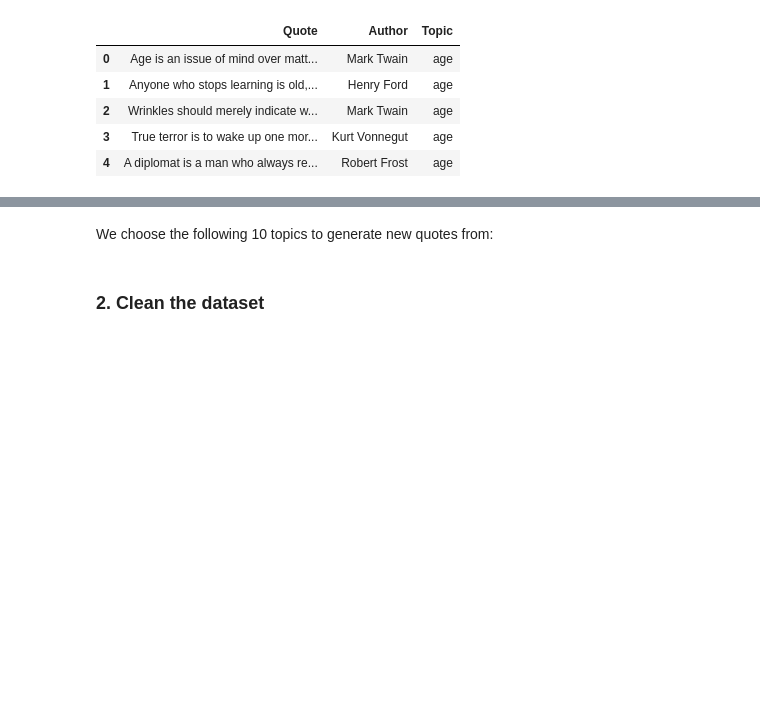
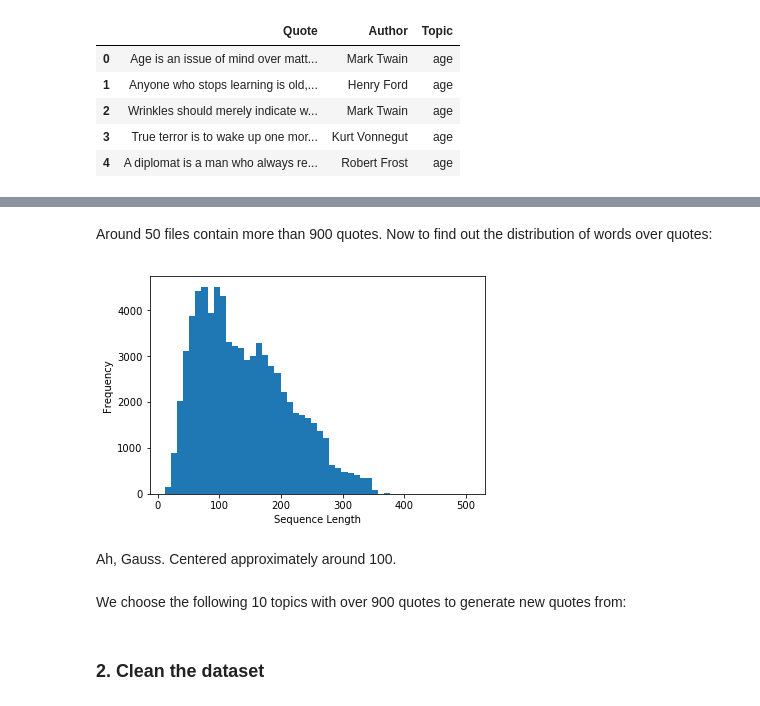
Before and after one commit to krohak/QuoteGen, a Jupyter notebook: Quotes Generation using Word Embeddings.ipynb, the cells around one changed output, grey strips where cells are left out. Cells and saved outputs as stored; diff of their text form; code cells hidden in the pictures; blank space fills up the shorter version.

```diff
--- a/Quotes Generation using Word Embeddings.ipynb
+++ b/Quotes Generation using Word Embeddings.ipynb
@@ -44,5 +61,23 @@ data.head()
+# %% [markdown]
+Around 50 files contain more than 900 quotes. Now to find out the distribution of words over quotes:
+# %%
+num_words = []
+for quote in data['Quote']:
+    counter = 0
+    for word in quote:
+        counter+=1
+    num_words.append(counter)
+
+plt.hist(num_words, 50)
+plt.xlabel('Sequence Length')
+plt.ylabel('Frequency')
+plt.show()
+# %% [output]
+[figure, added]
+# %% [markdown]
+Ah, Gauss. Centered approximately around 100.
 # %% [markdown]
-We choose the following 10 topics to generate new quotes from:
+We choose the following 10 topics with over 900 quotes to generate new quotes from:
 # %%
 topics = ['death' , 'family', 'freedom' , 'funny', 'happiness', 'life' , 'love', 'politics', 'science', 'success']
 # %% [markdown]
```
Also changed, not shown: parts of 30 cells of this notebook.
